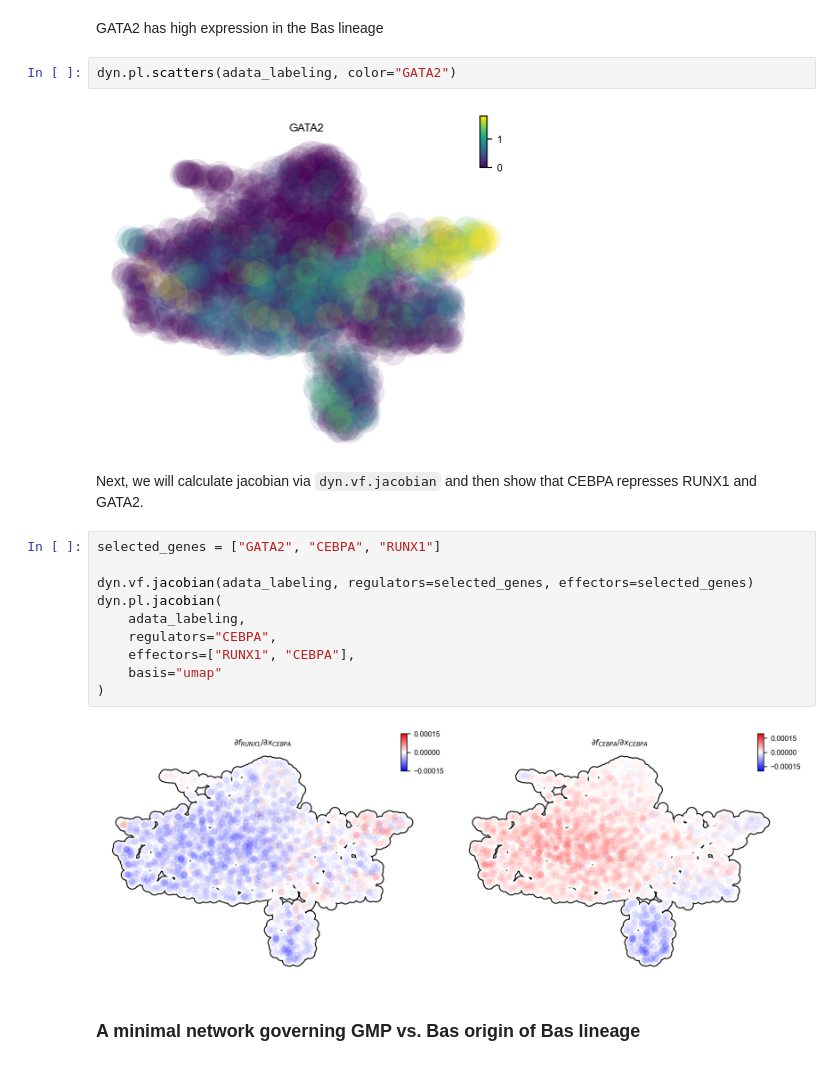
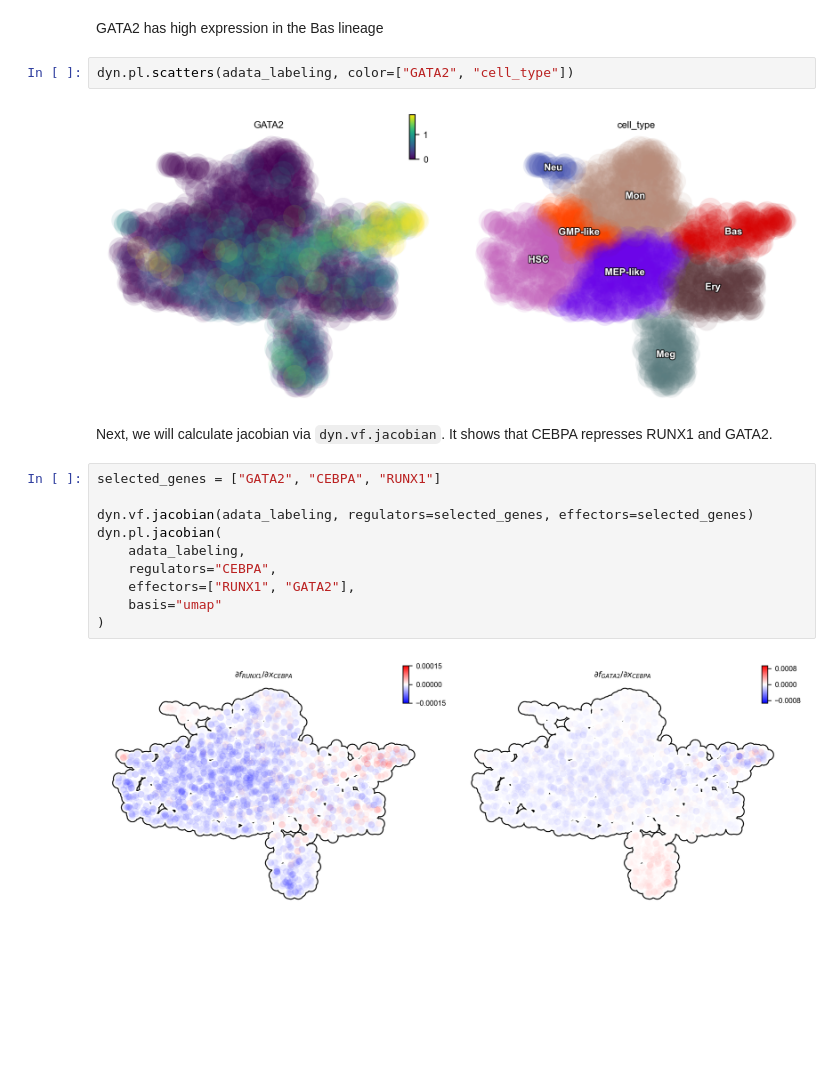
Before and after one commit to aristoteleo/dynamo-tutorials, a Jupyter notebook: tutorial_hsc_dynamo_basophil_lineage.ipynb, the cells around one changed output. Saved outputs shown, nothing was run; the diff lists cells and outputs as text; blank space fills up the shorter version.

```diff
--- a/tutorial_hsc_dynamo_basophil_lineage.ipynb
+++ b/tutorial_hsc_dynamo_basophil_lineage.ipynb
@@ -44,11 +33,11 @@ In this section, we will show
 # %% [markdown]
 GATA2 has high expression in the Bas lineage
 # %%
-dyn.pl.scatters(adata_labeling, color="GATA2")
+dyn.pl.scatters(adata_labeling, color=["GATA2", "cell_type"])
 # %% [output]
-[figure, old version]
+[figure, new version]
 # %% [markdown]
-Next, we will calculate jacobian via `dyn.vf.jacobian` and then show that CEBPA represses RUNX1 and GATA2.
+Next, we will calculate jacobian via `dyn.vf.jacobian`. It shows that CEBPA represses RUNX1 and GATA2.
 # %%
 selected_genes = ["GATA2", "CEBPA", "RUNX1"]
 
@@ -56,10 +45,8 @@ dyn.vf.jacobian(adata_labeling, regulators=selected_genes, effectors=selected_ge
 dyn.pl.jacobian(
     adata_labeling,
     regulators="CEBPA",
-    effectors=["RUNX1", "CEBPA"],
+    effectors=["RUNX1", "GATA2"],
     basis="umap"
 )
 # %% [output]
-[figure, old version]
+[figure, new version]
-# %% [markdown]
-### A minimal network governing GMP vs. Bas origin of Bas lineage
```
Also changed, not shown: parts of 5 cells of this notebook, 3 other files.
